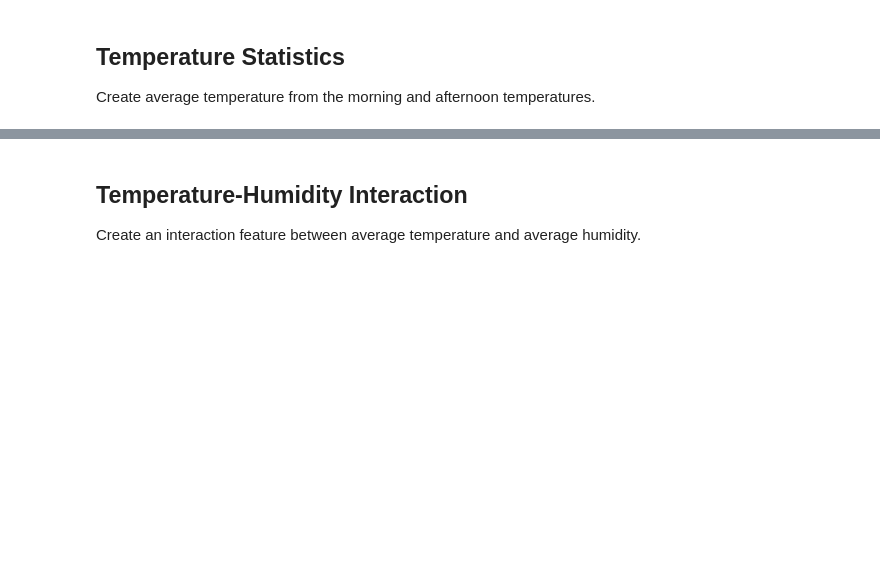
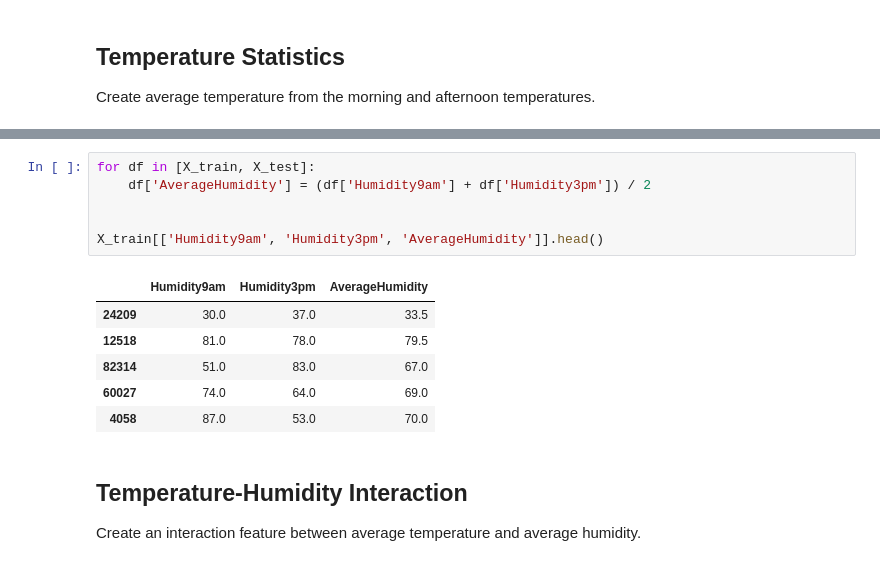
Before and after one commit to theyoussefmoussa/aus-weather-analysis, a Jupyter notebook: notebooks/05_feature_engineering.ipynb, the cells around one changed output, grey strips where cells are left out. Saved outputs shown, nothing was run; the diff lists cells and outputs as text; blank space fills up the shorter version.

```diff
--- a/notebooks/05_feature_engineering.ipynb
+++ b/notebooks/05_feature_engineering.ipynb
@@ -103,3 +114,16 @@ X_train[
+# %%
+for df in [X_train, X_test]:
+    df['AverageHumidity'] = (df['Humidity9am'] + df['Humidity3pm']) / 2
+
+
+X_train[['Humidity9am', 'Humidity3pm', 'AverageHumidity']].head()
+# %% [output]
+|  | Humidity9am | Humidity3pm | AverageHumidity |
+| 24209 | 30.0 | 37.0 | 33.5 |
+| 12518 | 81.0 | 78.0 | 79.5 |
+| 82314 | 51.0 | 83.0 | 67.0 |
+| 60027 | 74.0 | 64.0 | 69.0 |
+| 4058 | 87.0 | 53.0 | 70.0 |
 # %% [markdown]
 ## Temperature-Humidity Interaction
 
```
Also changed, not shown: parts of 26 cells of this notebook, 7 other files.
